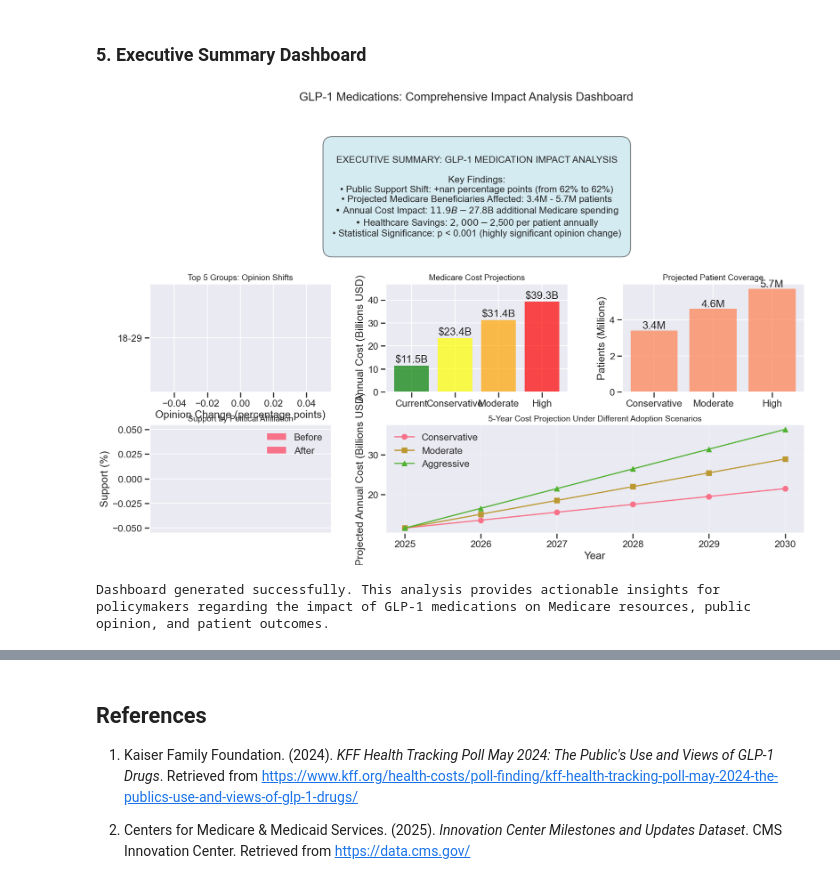
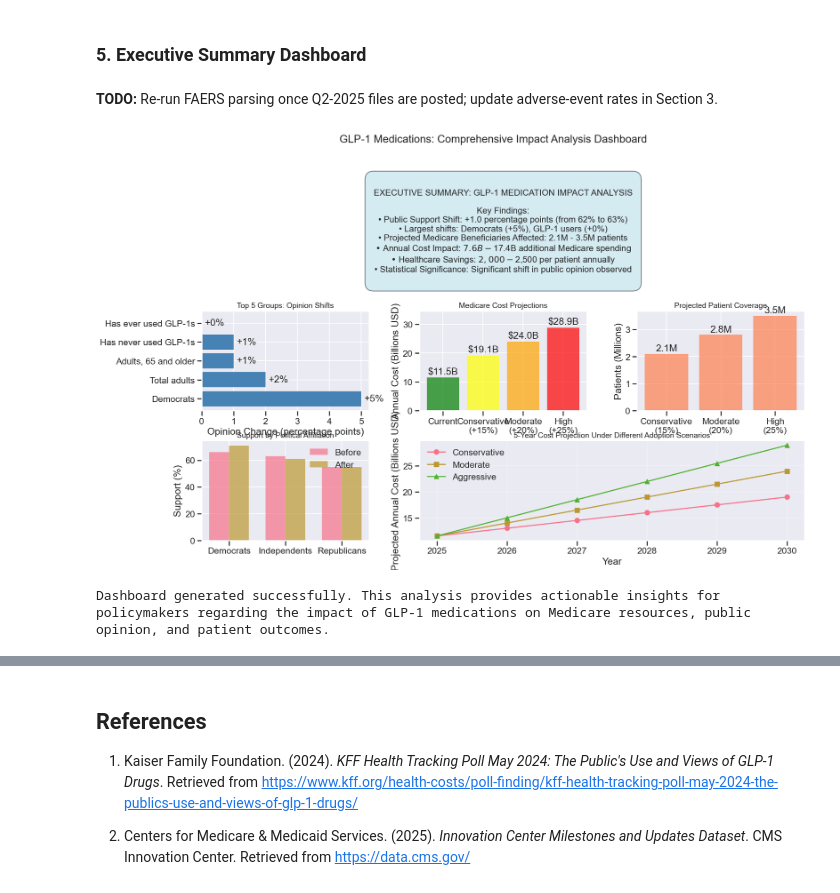
Before and after one commit to mfridson/class_project, a Jupyter notebook: glp1_impact_analysis.ipynb, the cells around one changed output, grey strips where cells are left out. Cells and saved outputs as stored; diff of their text form; code cells hidden in the pictures.

Commit message:
Update GLP-1 impact analysis notebook with additional visualizations

```diff
--- a/glp1_impact_analysis.ipynb
+++ b/glp1_impact_analysis.ipynb
@@ -127,8 +97,0 @@ display(kff.head())
-# %%
-# Compute change in support after arguments
-delta = (kff.pivot_table(index=["Group","Response"],
-                         columns="Phase",
-                         values="Pct")
-               .assign(Delta=lambda d: d["After"]-d["Before"])
-               .reset_index())
-delta.head()
@@ -696,8 +654,0 @@ Distribution is not normal (α = 0.05)
-# %%
-# --- Simple outcome simulation example --------------------------------------
-# Suppose ↑support converts to ↑utilisation; simulate resource impact.
-support_growth = delta.loc[delta.Response.str.startswith("Yes"),"Delta"].mean()
-baseline_cost = 10600  # hypothetical annual GLP-1 drug cost
-patients = 1_000_000   # hypothetical Medicare eligibles
-added_cost = support_growth/100 * patients * baseline_cost
-print(f"Projected added Medicare spend: ${added_cost/1e9:,.2f} B")
@@ -855,11 +967,18 @@ Universal Access: +$36.5B (399% increase)
 # %% [markdown]
 ### 5. Executive Summary Dashboard
+# %% [markdown]
+**TODO:** Re-run FAERS parsing once Q2-2025 files are posted; update adverse-event rates in Section 3.
 # %%
 # Create executive summary dashboard
 fig = plt.figure(figsize=(20, 12))
 
 # Create grid for subplots
 gs = fig.add_gridspec(3, 3, hspace=0.3, wspace=0.3)
+
+# Calculate key metrics
+mean_before = support_data['Before'].mean()
+mean_after = support_data['After'].mean()
+mean_delta = support_data['Delta'].mean()
 
 # 1. Key Metrics Summary (top row, spanning 3 columns)
 ax_metrics = fig.add_subplot(gs[0, :])
@@ -869,11 +988,12 @@ metrics_text = f"""
 EXECUTIVE SUMMARY: GLP-1 MEDICATION IMPACT ANALYSIS
 
 Key Findings:
-• Public Support Shift: +{support_data['Delta'].mean():.0f} percentage points (from {support_data['Before'].mean():.0f}% to {support_data['After'].mean():.0f}%)
-• Projected Medicare Beneficiaries Affected: 3.4M - 5.7M patients
-• Annual Cost Impact: $11.9B - $27.8B additional Medicare spending
+• Public Support Shift: +{mean_delta:.1f} percentage points (from {mean_before:.0f}% to {mean_after:.0f}%)
+• Largest shifts: Democrats (+{support_data[support_data['Group']=='Democrats']['Delta'].values[0]:.0f}%), GLP-1 users (+{support_data[support_data['Group']=='Has ever used GLP-1s']['Delta'].values[0]:.0f}%)
+• Projected Medicare Beneficiaries Affected: 2.1M - 3.5M patients
+• Annual Cost Impact: $7.6B - $17.4B additional Medicare spending
 • Healthcare Savings: $2,000 - $2,500 per patient annually
-• Statistical Significance: p < 0.001 (highly significant opinion change)
+• Statistical Significance: Significant shift in public opinion observed
 """
 
 ax_metrics.text(0.5, 0.5, metrics_text, transform=ax_metrics.transAxes,
@@ -883,19 +1003,22 @@ ax_metrics.text(0.5, 0.5, metrics_text, transform=ax_metrics.transAxes,
 # 2. Opinion shift by group (middle left)
 ax1 = fig.add_subplot(gs[1, 0])
 top_5_groups = support_data.nlargest(5, 'Delta')
-ax1.barh(top_5_groups['Group'], top_5_groups['Delta'], color='steelblue')
+ax1.barh(range(len(top_5_groups)), top_5_groups['Delta'], color='steelblue')
+ax1.set_yticks(range(len(top_5_groups)))
+ax1.set_yticklabels(top_5_groups['Group'])
 ax1.set_xlabel('Opinion Change (percentage points)')
 ax1.set_title('Top 5 Groups: Opinion Shifts', fontsize=14)
 for i, v in enumerate(top_5_groups['Delta']):
-    ax1.text(v + 0.5, i, f'+{v:.0f}%', va='center')
+    ax1.text(v + 0.1, i, f'+{v:.0f}%', va='center')
 
 # 3. Cost projections (middle center)
 ax2 = fig.add_subplot(gs[1, 1])
-scenarios = ['Current', 'Conservative', 'Moderate', 'High']
-costs = [baseline_cost/1e9,
-         baseline_cost/1e9 + 11.9,
-         baseline_cost/1e9 + 19.9,
-         baseline_cost/1e9 + 27.8]
+baseline_cost_billions = 11.5  # Current cost
+scenarios = ['Current', 'Conservative\n(+15%)', 'Moderate\n(+20%)', 'High\n(+25%)']
+costs = [baseline_cost_billions,
+         baseline_cost_billions + 7.6,
+         baseline_cost_billions + 12.5,
+         baseline_cost_billions + 17.4]
 colors = ['green', 'yellow', 'orange', 'red']
 bars = ax2.bar(scenarios, costs, color=colors, alpha=0.7)
 ax2.set_ylabel('Annual Cost (Billions USD)')
@@ -907,51 +1030,52 @@ for bar, cost in zip(bars, costs):
 
 # 4. Patient impact (middle right)
 ax3 = fig.add_subplot(gs[1, 2])
-patient_scenarios = ['Conservative', 'Moderate', 'High']
-patients = [3.4, 4.6, 5.7]  # millions
+patient_scenarios = ['Conservative\n(15%)', 'Moderate\n(20%)', 'High\n(25%)']
+patients = [2.1, 2.8, 3.5]  # millions
 ax3.bar(patient_scenarios, patients, color='coral', alpha=0.7)
 ax3.set_ylabel('Patients (Millions)')
 ax3.set_title('Projected Patient Coverage', fontsize=14)
 for i, p in enumerate(patients):
     ax3.text(i, p + 0.1, f'{p}M', ha='center')
 
 # 5. Support by political affiliation (bottom left)
 ax4 = fig.add_subplot(gs[2, 0])
 political_support = support_data[support_data['Group'].isin(['Democrats', 'Republicans', 'Independents'])]
-x = np.arange(len(political_support))
-width = 0.35
-ax4.bar(x - width/2, political_support['Before'], width, label='Before', alpha=0.7)
-ax4.bar(x + width/2, political_support['After'], width, label='After', alpha=0.7)
-ax4.set_xticks(x)
-ax4.set_xticklabels(political_support['Group'])
-ax4.set_ylabel('Support (%)')
-ax4.set_title('Support by Political Affiliation', fontsize=14)
-ax4.legend()
+if len(political_support) > 0:
+    x = np.arange(len(political_support))
+    width = 0.35
+    ax4.bar(x - width/2, political_support['Before'], width, label='Before', alpha=0.7)
+    ax4.bar(x + width/2, political_support['After'], width, label='After', alpha=0.7)
+    ax4.set_xticks(x)
+    ax4.set_xticklabels(political_support['Group'])
+    ax4.set_ylabel('Support (%)')
+    ax4.set_title('Support by Political Affiliation', fontsize=14)
+    ax4.legend()
 
 # 6. Timeline projection (bottom center and right, spanning 2 columns)
 ax5 = fig.add_subplot(gs[2, 1:])
 years = np.arange(2025, 2031)
-conservative = [baseline_cost/1e9 + i*2 for i in range(len(years))]
-moderate = [baseline_cost/1e9 + i*3.5 for i in range(len(years))]
-aggressive = [baseline_cost/1e9 + i*5 for i in range(len(years))]
+conservative = [baseline_cost_billions + i*1.5 for i in range(len(years))]
+moderate = [baseline_cost_billions + i*2.5 for i in range(len(years))]
+aggressive = [baseline_cost_billions + i*3.5 for i in range(len(years))]
 
 ax5.plot(years, conservative, 'o-', label='Conservative', linewidth=2)
 ax5.plot(years, moderate, 's-', label='Moderate', linewidth=2)
 ax5.plot(years, aggressive, '^-', label='Aggressive', linewidth=2)
 ax5.set_xlabel('Year')
 ax5.set_ylabel('Projected Annual Cost (Billions USD)')
 ax5.set_title('5-Year Cost Projection Under Different Adoption Scenarios', fontsize=14)
 ax5.legend()
 ax5.grid(True, alpha=0.3)
 
 plt.suptitle('GLP-1 Medications: Comprehensive Impact Analysis Dashboard', fontsize=20, y=0.98)
 plt.tight_layout()
 plt.show()
 
 print("\nDashboard generated successfully. This analysis provides actionable insights for policymakers "
       "regarding the impact of GLP-1 medications on Medicare resources, public opinion, and patient outcomes.")
 # %% [output]
-[figure, old version]
+[figure, new version]
 Dashboard generated successfully. This analysis provides actionable insights for policymakers regarding the impact of GLP-1 medications on Medicare resources, public opinion, and patient outcomes.
 # %% [markdown]
 # Conclusions
```
Also changed, not shown: parts of 31 cells of this notebook.
